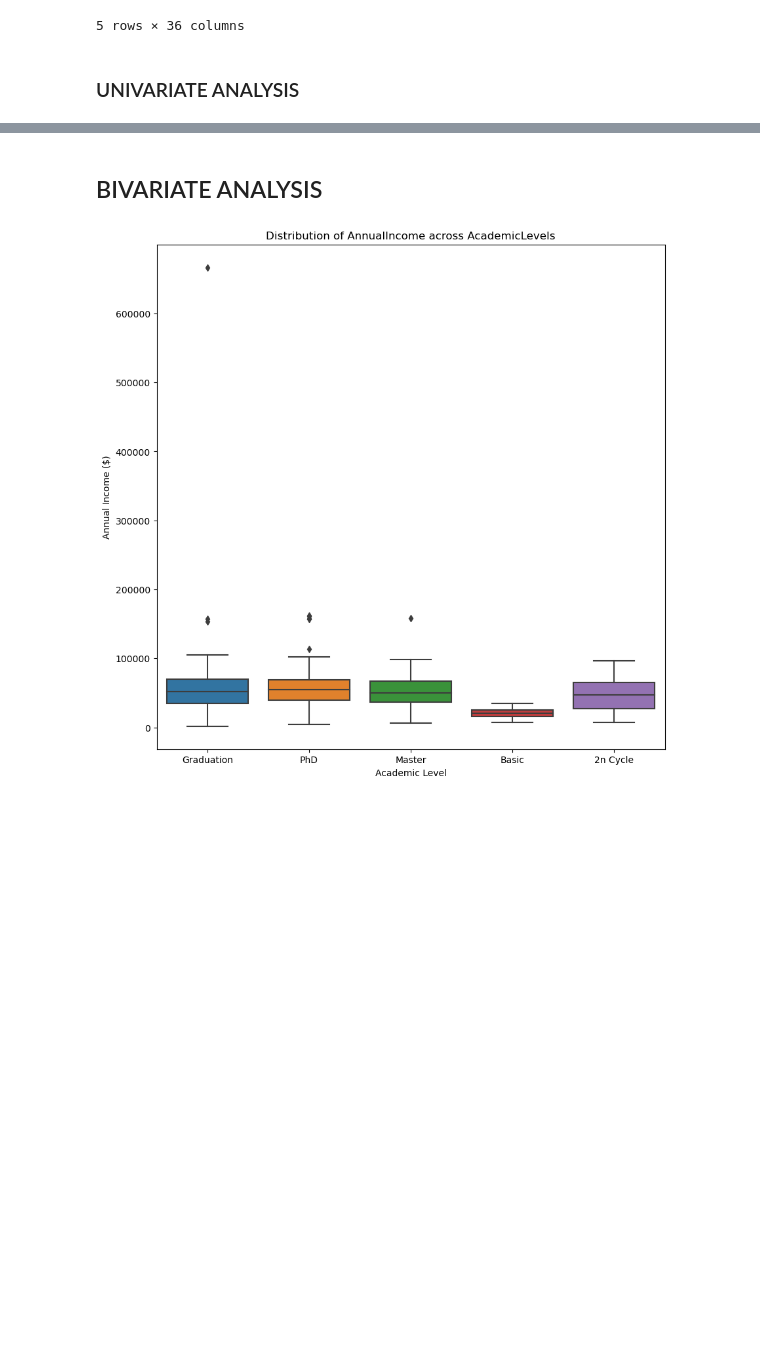
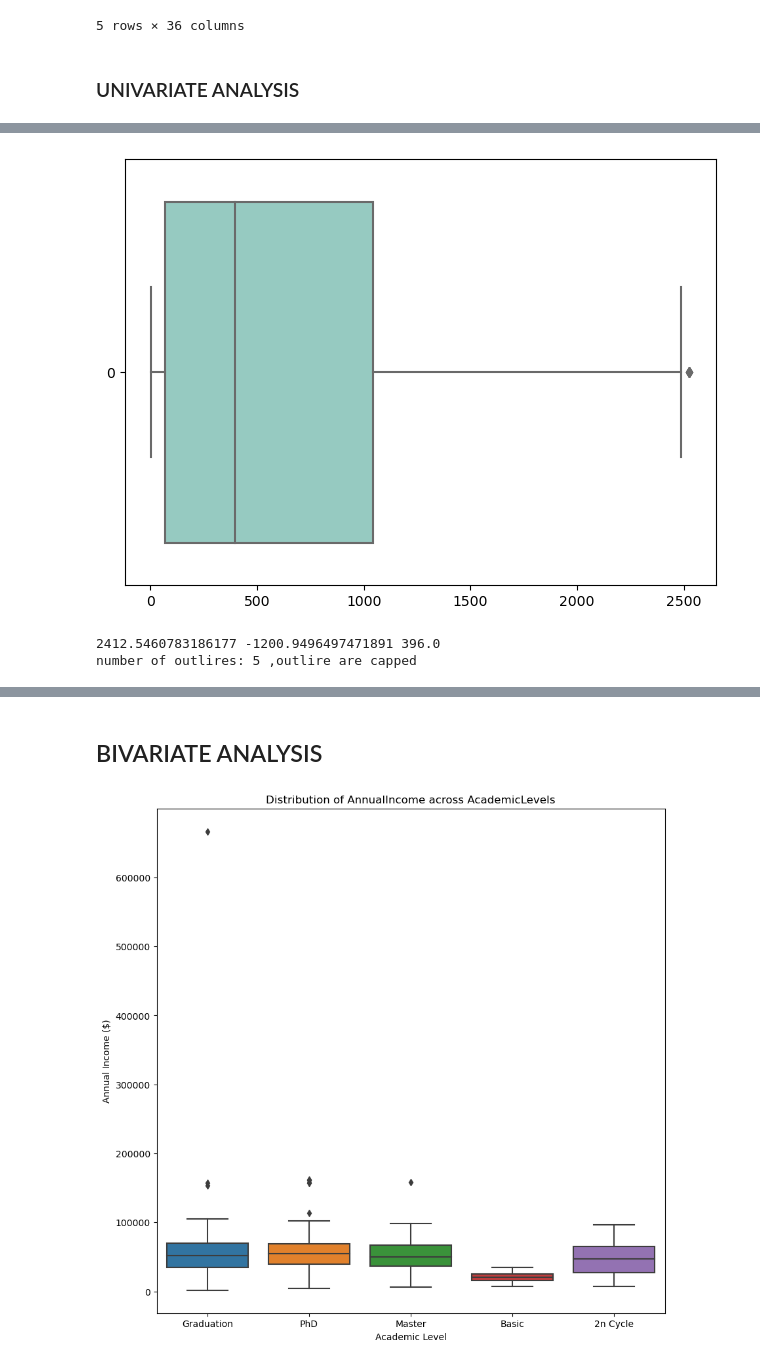
Before and after one commit to OPCODE-Open-Spring-Fest/hidden-consumer-patterns, a Jupyter notebook: notebook.ipynb, the cells around one changed output, grey strips where cells are left out. Drawn from its saved outputs; the diff is of its cells as text; code cells hidden in the pictures; blank space fills up the shorter version.

```diff
--- a/notebook.ipynb
+++ b/notebook.ipynb
@@ -334,0 +377,17 @@ data.head()
+# %%
+sns.boxplot(data['TotalSpent'], orient = 'h' , palette= 'Set3')
+plt.tight_layout()
+# %% [output]
+[figure, added]
+# %%
+upper_limit = data['TotalSpent'].mean() + 3*data['TotalSpent'].std()
+lower_limit = data['TotalSpent'].mean() - 3*data['TotalSpent'].std()
+replaced_value  = data['TotalSpent'].median()
+x = data[(data['TotalSpent']>upper_limit) | (data['TotalSpent']<lower_limit)]
+data['TotalSpent'] = np.where(data['TotalSpent'] > upper_limit,upper_limit,
+                              np.where(data['TotalSpent'] < lower_limit,lower_limit , data['TotalSpent'] ))
+print(upper_limit ,lower_limit , replaced_value )
+print('number of outlires:',x.shape[0] , ',outlire are capped')
+# %% [output]
+2412.5460783186177 -1200.9496497471891 396.0
+number of outlires: 5 ,outlire are capped
```
Also changed, not shown: parts of 20 cells of this notebook.
